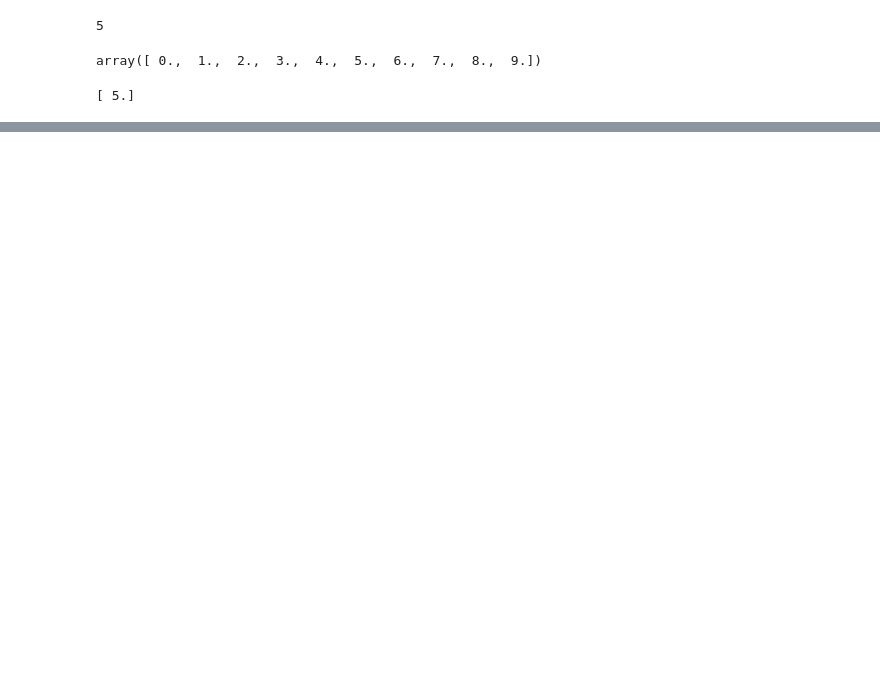
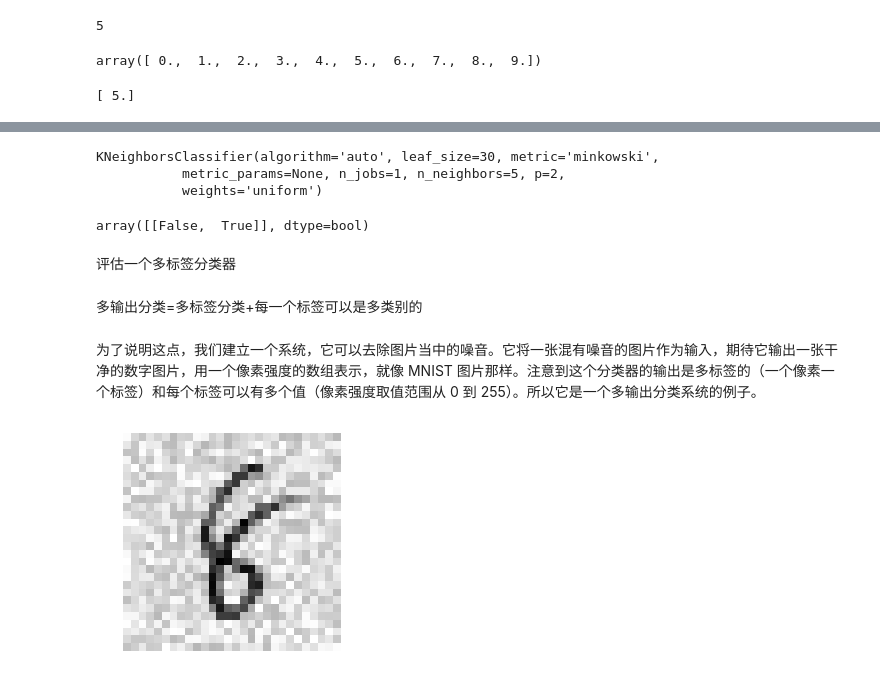
Before and after one commit to liangbinbin688/ml_01, a Jupyter notebook: 03_classer.ipynb, the cells around one changed output, grey strips where cells are left out. Drawn from its saved outputs; the diff is of its cells as text; code cells hidden in the pictures; blank space fills up the shorter version.

```diff
--- a/03_classer.ipynb
+++ b/03_classer.ipynb
@@ -216,0 +258,8 @@ array([[ 0.1,  0.1,  0. ,  0.1,  0. ,  0.7,  0. ,  0. ,  0. ,  0. ]])
+# %%
+from sklearn.neighbors import KNeighborsClassifier
+y_train_large=(y_train>=7)
+print(y_train_large.shape)
+y_train_odd=(y_train%2==1)
+print(y_train_odd.shape)
+y_multilabel=np.c_[y_train_large,y_train_odd]   #两列组成一个矩阵,多目标数组
+print(y_multilabel)
@@ -216,0 +276,35 @@ array([[ 0.1,  0.1,  0. ,  0.1,  0. ,  0.7,  0. ,  0. ,  0. ,  0. ]])
+# %%
+knn_clf=KNeighborsClassifier()
+knn_clf.fit(X_train,y_multilabel)   #多目标数组来训练它
+# %% [output]
+KNeighborsClassifier(algorithm='auto', leaf_size=30, metric='minkowski',
+           metric_params=None, n_jobs=1, n_neighbors=5, p=2,
+           weights='uniform')
+# %%
+knn_clf.predict([some_digit])
+# %% [output]
+array([[False,  True]], dtype=bool)
+# %% [markdown]
+评估一个多标签分类器
+# %% [markdown]
+多输出分类=多标签分类+每一个标签可以是多类别的
+# %% [markdown]
+为了说明这点，我们建立一个系统，它可以去除图片当中的噪音。它将一张混有噪音的图片作为输入，期待它输出一张干净的数字图片，用一个像素强度的数组表示，就像 MNIST 图片那样。注意到这个分类器的输出是多标签的（一个像素一个标签）和每个标签可以有多个值（像素强度取值范围从 0 到 255）。所以它是一个多输出分类系统的例子。
+# %%
+from numpy import random as rnd
+noise_01=rnd.randint(0,100,(len(X_train),784))
+noise_02=rnd.randint(0,100,(len(X_test),784))
+X_train_mod=X_train+noise_01
+X_test_mod=X_test+noise_02
+y_train_mod=X_train
+y_test_mod=X_test
+# %%
+def plot_digit(some_index):
+    %matplotlib inline
+    some_digit_mod = X_train_mod[some_index]
+    some_digit_image = some_digit_mod.reshape(28, 28)
+    plt.imshow(some_digit_image, cmap = matplotlib.cm.binary, interpolation="nearest")
+    plt.axis("off")
+    plt.show()
+# %% [output]
+[figure, added]
```
Also changed, not shown: parts of 22 cells of this notebook.
